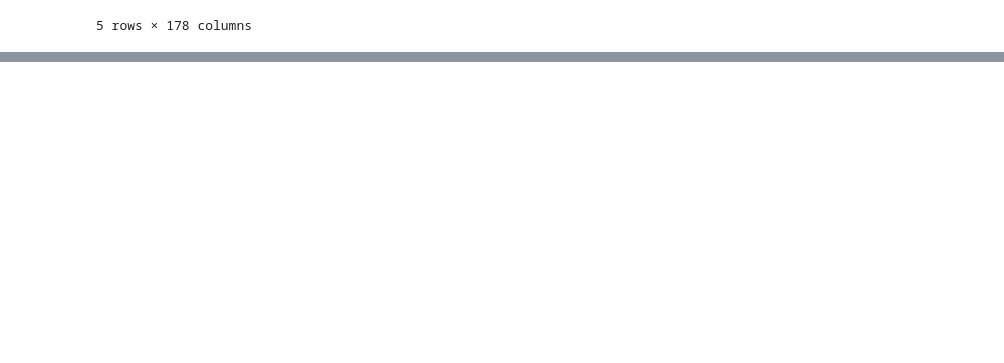
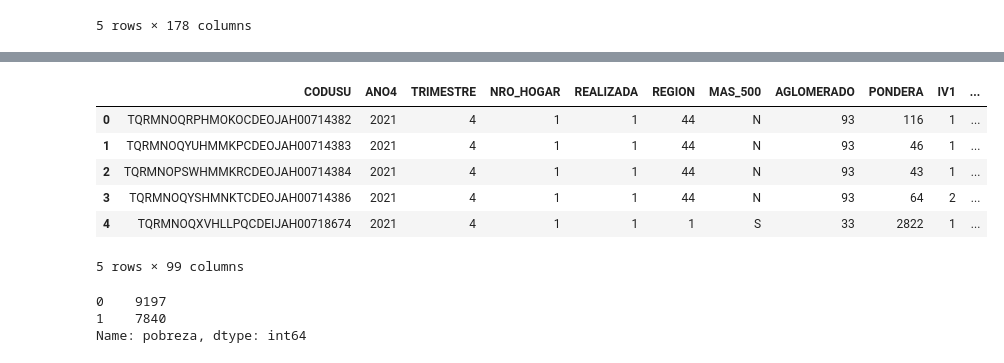
Before and after one commit to practigol/trabajo_final, a Jupyter notebook: crear_dataset.ipynb, the cells around one changed output, grey strips where cells are left out. Drawn from its saved outputs; the diff is of its cells as text; code cells hidden in the pictures; blank space fills up the shorter version.

```diff
--- a/crear_dataset.ipynb
+++ b/crear_dataset.ipynb
@@ -132,0 +226,17 @@ df_personas_suma.to_csv('personas_suma.csv')
+# %%
+#la variable ITF representa el monto de ingreso total familiar
+#a este monto lo dividimos por la suma de % de las personas que residen en el hogar para obtener el ingreso por adulto equivalente
+
+df_dataset['adulto_equivalente']= df_dataset.apply(lambda row: row.ITF/row.AE_ctrol_ind_sum, axis=1)
+# %%
+df_dataset['adulto_equivalente']= round(df_dataset['adulto_equivalente'], 0)
+# %%
+df_dataset.head()
+# %% [output]
+|  | CODUSU | ANO4 | TRIMESTRE | NRO_HOGAR | REALIZADA | REGION | MAS_500 | AGLOMERADO | PONDERA | IV1 | ... |
+| 0 | TQRMNOQRPHMOKOCDEOJAH00714382 | 2021 | 4 | 1 | 1 | 44 | N | 93 | 116 | 1 | ... |
+| 1 | TQRMNOQYUHMMKPCDEOJAH00714383 | 2021 | 4 | 1 | 1 | 44 | N | 93 | 46 | 1 | ... |
+| 2 | TQRMNOPSWHMMKRCDEOJAH00714384 | 2021 | 4 | 1 | 1 | 44 | N | 93 | 43 | 1 | ... |
+| 3 | TQRMNOQYSHMNKTCDEOJAH00714386 | 2021 | 4 | 1 | 1 | 44 | N | 93 | 64 | 2 | ... |
+| 4 | TQRMNOQXVHLLPQCDEIJAH00718674 | 2021 | 4 | 1 | 1 | 1 | S | 33 | 2822 | 1 | ... |
+5 rows × 99 columns
@@ -132,0 +254,6 @@ df_personas_suma.to_csv('personas_suma.csv')
+# %%
+df_dataset['pobreza'].value_counts()
+# %% [output]
+0    9197
+1    7840
+Name: pobreza, dtype: int64
```
Also changed, not shown: parts of 41 cells of this notebook.
